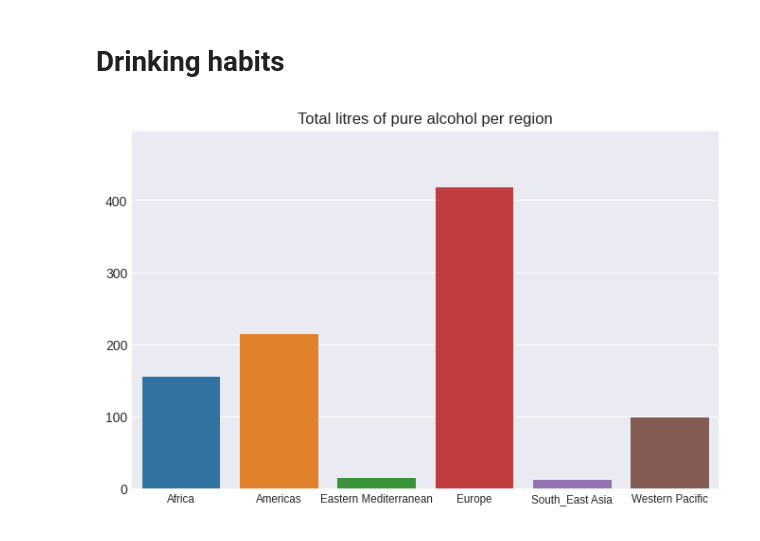
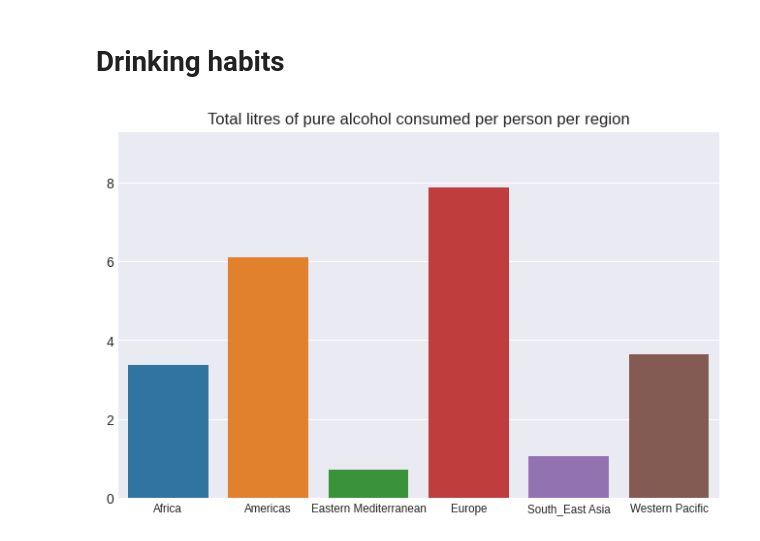
Before and after one commit to flohmannjr/Alcohol_and_Life_Expectancy, a Jupyter notebook: Alcohol_and_Life_Expectancy.ipynb, the cells around one changed output. Saved outputs shown, nothing was run; the diff lists cells and outputs as text; code cells hidden in the pictures.

Commit message:
Add income group analysis

```diff
--- a/Alcohol_and_Life_Expectancy.ipynb
+++ b/Alcohol_and_Life_Expectancy.ipynb
@@ -240,8 +266,8 @@ for observatory in lifeexp_observatories:
 df_drinks_expanded = df_drinks.drop('index', axis=1)
 
 df_drinks_expanded['region'] = None
+df_drinks_expanded['income'] = None
 
 for i, country in enumerate(df_drinks_expanded['country']):
     df_drinks_expanded.loc[i, 'region'] = df_lifeexp['RegionDisplay'][df_lifeexp['Country'] == country][:1].values
-
-df_drinks_expanded.sort_values(by=['region', 'country'], inplace=True)
+    df_drinks_expanded.loc[i, 'income'] = df_lifeexp['WorldBankIncomeGroupDisplay'][df_lifeexp['Country'] == country][:1].values
@@ -248,11 +276,11 @@ df_drinks_expanded.sort_values(by=['region', 'country'], inplace=True)
 # %%
-sns.barplot(data=df_drinks_expanded, x='region', y='total_litres_of_pure_alcohol', estimator=np.sum, errwidth=0, palette=CMAP.name)
+sns.barplot(data=df_drinks_expanded, x='region', y='total_litres_of_pure_alcohol', estimator=np.mean, errwidth=0, palette=CMAP.name)
 
-plt.title('Total litres of pure alcohol per region')
+plt.title('Total litres of pure alcohol consumed per person per region')
 plt.xlabel('')
 plt.ylabel('');
 # %% [output]
-[figure, old version]
+[figure, new version]
 # %%
 for r, region in enumerate(lifeexp_regions):
 
```
Also changed, not shown: parts of 10 cells of this notebook.
